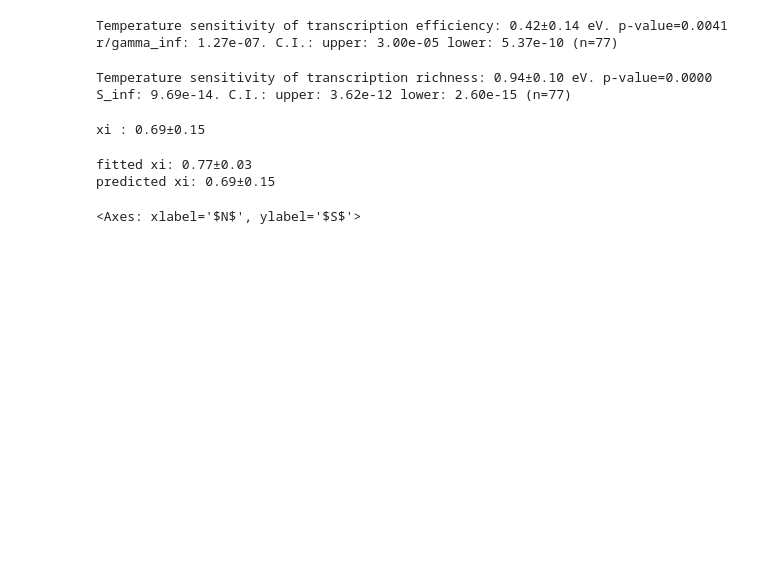
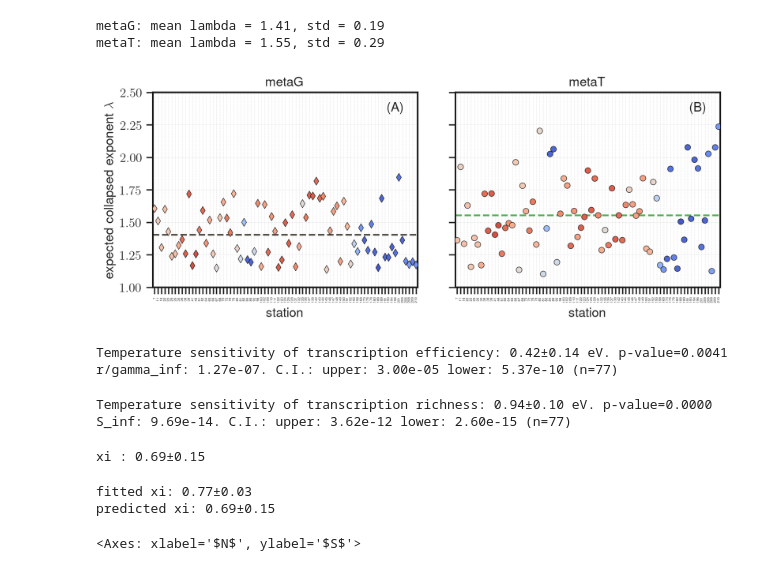
Before and after one commit to epigani/diatom-metaG-metaT-scaling, a Jupyter notebook: analysis/Figure4.ipynb, the cells around one changed output. Drawn from its saved outputs; the diff is of its cells as text; code cells hidden in the pictures; blank space fills up the shorter version.

```diff
--- a/analysis/Figure4.ipynb
+++ b/analysis/Figure4.ipynb
@@ -423,3 +639,76 @@ Fitted intercept with fixed slope 1.0: 1.3298751892876615
+# %%
+figsize = (8, 3.2)
+labelsize = 12
+
+fig, axes = plt.subplots(1, 2, figsize=figsize, constrained_layout=True, sharey=True, gridspec_kw={'wspace': 0.1})
+
+for i_ax, (ax, meta) in enumerate(zip(axes, ['metaG', 'metaT'])):
+    fit_df = df_fits[meta].copy()
+
+    plot_df = fit_df[['alpha', 'beta']].copy().rename_axis('station').reset_index()
+    plot_df['station'] = plot_df['station'].astype(int)
+    plot_df['zeta_formula'] = plot_df['alpha']
+    plot_df['alpha_formula'] = plot_df['beta']
+    plot_df['lambda_expected'] = 1.0 + (plot_df['alpha_formula'] + 1.0) / (plot_df['alpha_formula'] + plot_df['zeta_formula'])
+    plot_df = plot_df.replace([np.inf, -np.inf], np.nan).dropna(subset=['lambda_expected'])
+    plot_df = plot_df.sort_values('station').reset_index(drop=True)
+    plot_df['x_plot'] = np.arange(len(plot_df))
+
+    colors = [return_color_station(int(st), metadata, palette_temp=palette_temp) for st in plot_df['station']]
+
+    ax.tick_params(axis='both', which='major', labelsize=labelsize)
+    ax.grid(True, lw=0.35, ls='--', alpha=0.5)
+
+    if i_ax == 0:
+        ax.set_title('metaG', fontsize=labelsize)
+        ax.text(0.95, 0.95, '(A)', transform=ax.transAxes, ha='right', va='top', fontsize=12)
+        ax.set_ylabel(r'expected collapsed exponent $\lambda$', fontsize=labelsize)
+    else:
+        ax.set_title('metaT', fontsize=labelsize)
+        ax.text(0.95, 0.95, '(B)', transform=ax.transAxes, ha='right', va='top', fontsize=12)
+        ax.tick_params(labelleft=False)
+
+    # ax.plot(plot_df['x_plot'], plot_df['lambda_expected'], color='0.8', lw=1.0, zorder=1)
+    ax.scatter(
+        plot_df['x_plot'],
+        plot_df['lambda_expected'],
+        c=colors,
+        s=28,
+        edgecolors='k',
+        linewidths=0.45,
+        marker=metamarker[meta],
+        zorder=3,
+    )
+
+    lambda_mean = plot_df['lambda_expected'].mean()
+    lambda_std = plot_df['lambda_expected'].std(ddof=1)
+    print(f"{meta}: mean lambda = {lambda_mean:.2f}, std = {lambda_std:.2f}")
+    ax.axhline(lambda_mean, color=metacolor[meta], ls='--', lw=1.6, zorder=2)
+    flag_show_lambda_stats = False
+    if flag_show_lambda_stats:
+        ax.text(
+            0.03,
+            0.97,
+            f'$\langle \lambda \\rangle = {lambda_mean:.2f} \pm {lambda_std:.2f}$',
+            transform=ax.transAxes,
+            ha='left',
+            va='top',
+            fontsize=10,
+            color=metacolor[meta],
+        )
+
+    ax.set_xlabel('station', fontsize=labelsize)
+    ax.set_xticks(plot_df['x_plot'])
+    ax.set_xticklabels(plot_df['station'].astype(str), rotation=90, fontsize=3)
+    ax.set_xlim(-0.5, plot_df['x_plot'].iloc[-1] + 0.5)
+    ax.set_ylim(1.0, 2.5)
+
+# fig.suptitle(r'$\lambda = 1 + \frac{\alpha + 1}{\alpha + \zeta}$ with $\alpha \equiv \beta_{file}$ and $\zeta \equiv \alpha_{file}$', y=1.03, fontsize=11)
+plt.show()
+# %% [output]
+metaG: mean lambda = 1.41, std = 0.19
+metaT: mean lambda = 1.55, std = 0.29
+[figure, added]
 # %%
 x = gdf['inverseTemperature']
 y = gdf['kT/kG'] # transcription efficiency
```
Also changed, not shown: parts of 2 cells of this notebook, 18 other files.
